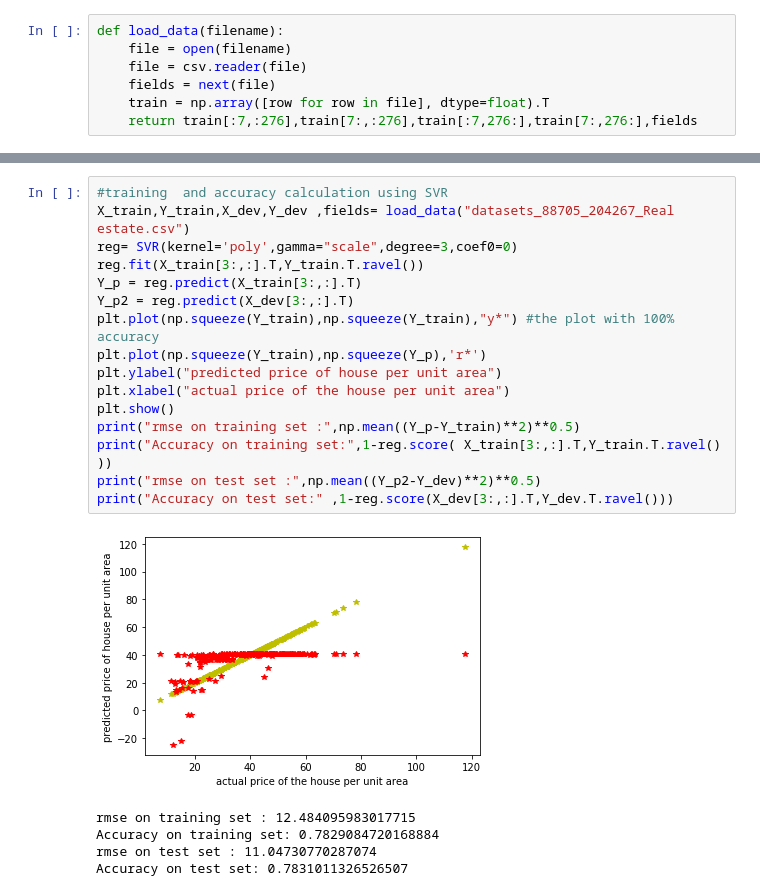
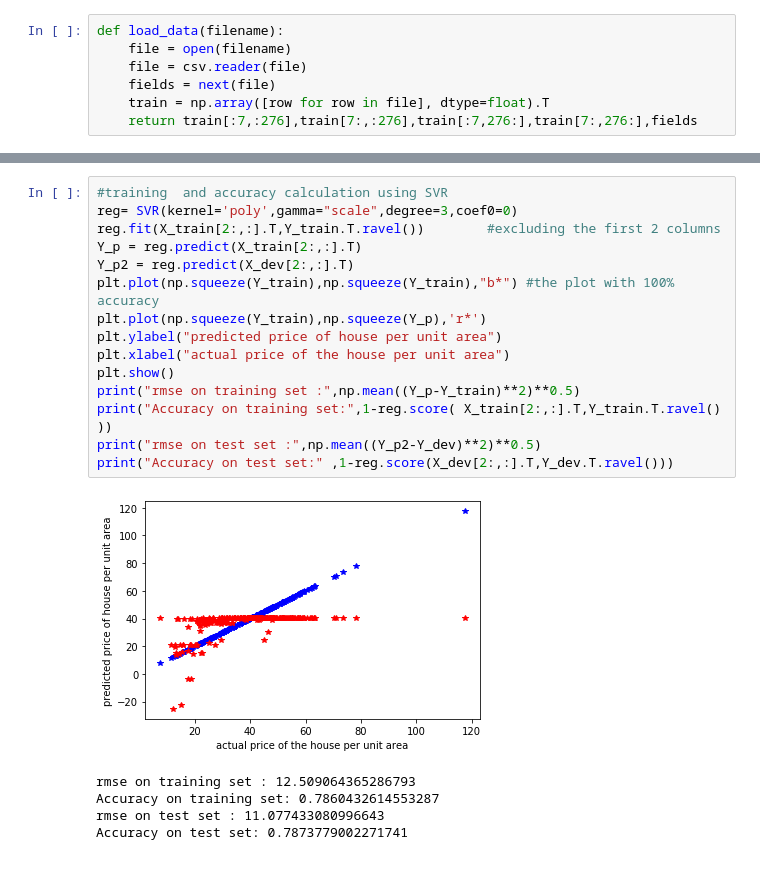
Before and after one commit to kopal960/Linear-Regression, a Jupyter notebook: SVR polynomial regression/assignment4.ipynb, the cells around one changed output, grey strips where cells are left out. Drawn from its saved outputs; the diff is of its cells as text.

Commit message:
plots added

```diff
--- a/SVR polynomial regression/assignment4.ipynb
+++ b/SVR polynomial regression/assignment4.ipynb
@@ -13,25 +31,24 @@ def load_data(filename):
 # %%
 #training  and accuracy calculation using SVR
-X_train,Y_train,X_dev,Y_dev ,fields= load_data("datasets_88705_204267_Real estate.csv")
 reg= SVR(kernel='poly',gamma="scale",degree=3,coef0=0)
-reg.fit(X_train[3:,:].T,Y_train.T.ravel())
-Y_p = reg.predict(X_train[3:,:].T)
-Y_p2 = reg.predict(X_dev[3:,:].T)
-plt.plot(np.squeeze(Y_train),np.squeeze(Y_train),"y*") #the plot with 100% accuracy
+reg.fit(X_train[2:,:].T,Y_train.T.ravel())        #excluding the first 2 columns
+Y_p = reg.predict(X_train[2:,:].T)
+Y_p2 = reg.predict(X_dev[2:,:].T)
+plt.plot(np.squeeze(Y_train),np.squeeze(Y_train),"b*") #the plot with 100% accuracy
 plt.plot(np.squeeze(Y_train),np.squeeze(Y_p),'r*')
 plt.ylabel("predicted price of house per unit area")
 plt.xlabel("actual price of the house per unit area")
 plt.show()
 print("rmse on training set :",np.mean((Y_p-Y_train)**2)**0.5)
-print("Accuracy on training set:",1-reg.score( X_train[3:,:].T,Y_train.T.ravel() ))
+print("Accuracy on training set:",1-reg.score( X_train[2:,:].T,Y_train.T.ravel() ))
 print("rmse on test set :",np.mean((Y_p2-Y_dev)**2)**0.5)
-print("Accuracy on test set:" ,1-reg.score(X_dev[3:,:].T,Y_dev.T.ravel()))
+print("Accuracy on test set:" ,1-reg.score(X_dev[2:,:].T,Y_dev.T.ravel()))
 # %% [output]
-[figure, old version]
+[figure, new version]
-rmse on training set : 12.484095983017715
-Accuracy on training set: 0.7829084720168884
-rmse on test set : 11.04730770287074
-Accuracy on test set: 0.7831011326526507
+rmse on training set : 12.509064365286793
+Accuracy on training set: 0.7860432614553287
+rmse on test set : 11.077433080996643
+Accuracy on test set: 0.7873779002271741
 # %%
 #prediction on the test set
 X_test = X_dev
```
Also changed, not shown: parts of 2 cells of this notebook.
